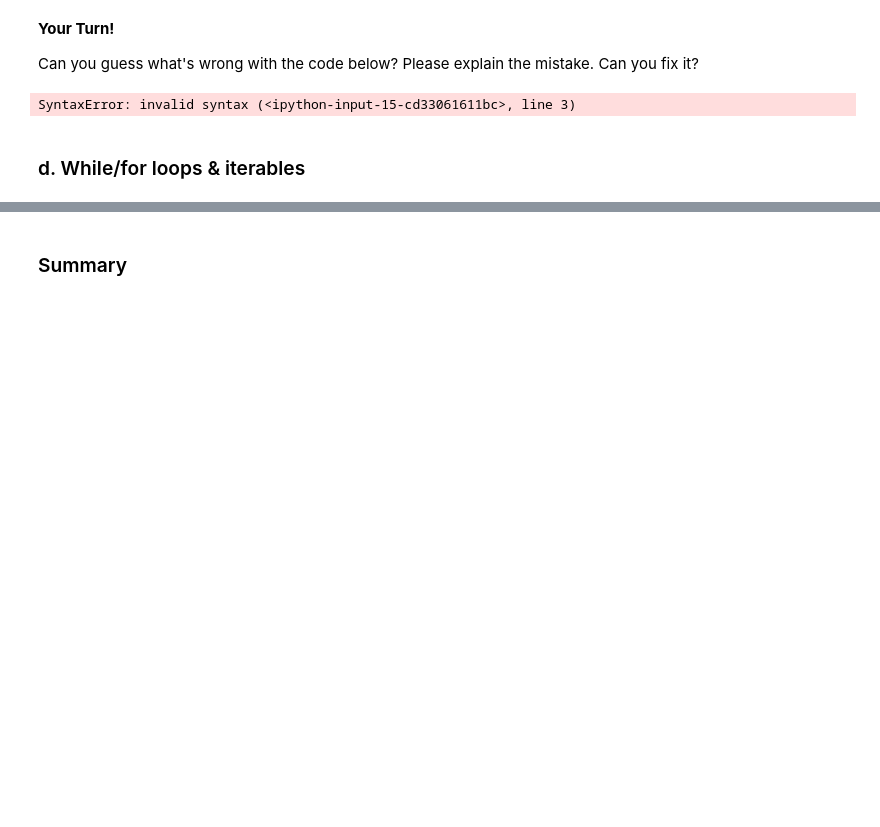
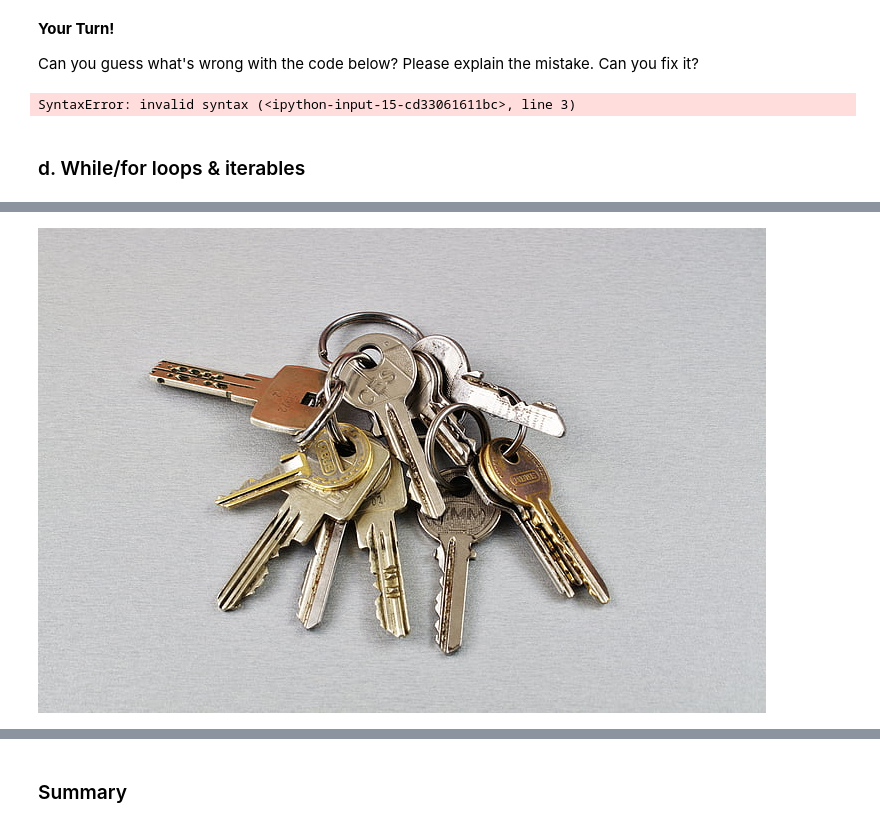
Before and after one commit to eashahabib/Foundation-Course, a Jupyter notebook: Chapter 1. Programming/Module 0. Programming I/1.0.1. Branching and Iteration.ipynb, the cells around one changed output, grey strips where cells are left out. Saved outputs shown, nothing was run; the diff lists cells and outputs as text; code cells hidden in the pictures; blank space fills up the shorter version.

```diff
--- a/Chapter 1. Programming/Module 0. Programming I/1.0.1. Branching and Iteration.ipynb
+++ b/Chapter 1. Programming/Module 0. Programming I/1.0.1. Branching and Iteration.ipynb
@@ -275,0 +282,4 @@ SyntaxError: invalid syntax (<ipython-input-15-cd33061611bc>, line 3)
+# %%
+display(Image(filename='images/keys.jpg', embed=True))
+# %% [output]
+[figure, added]
```
Also changed, not shown: parts of 29 cells of this notebook, 2 other files.
